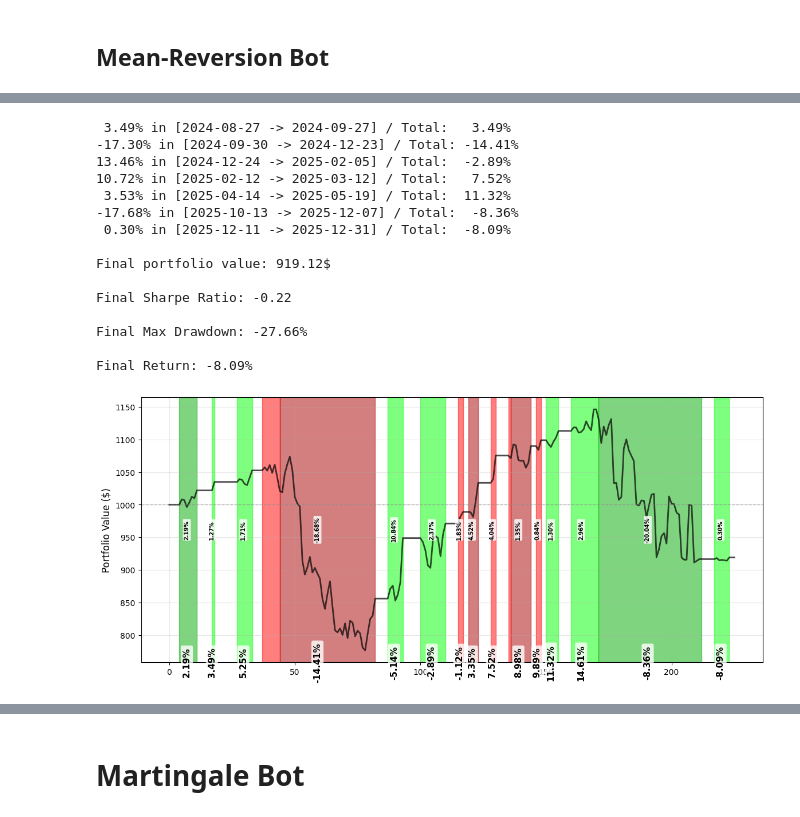
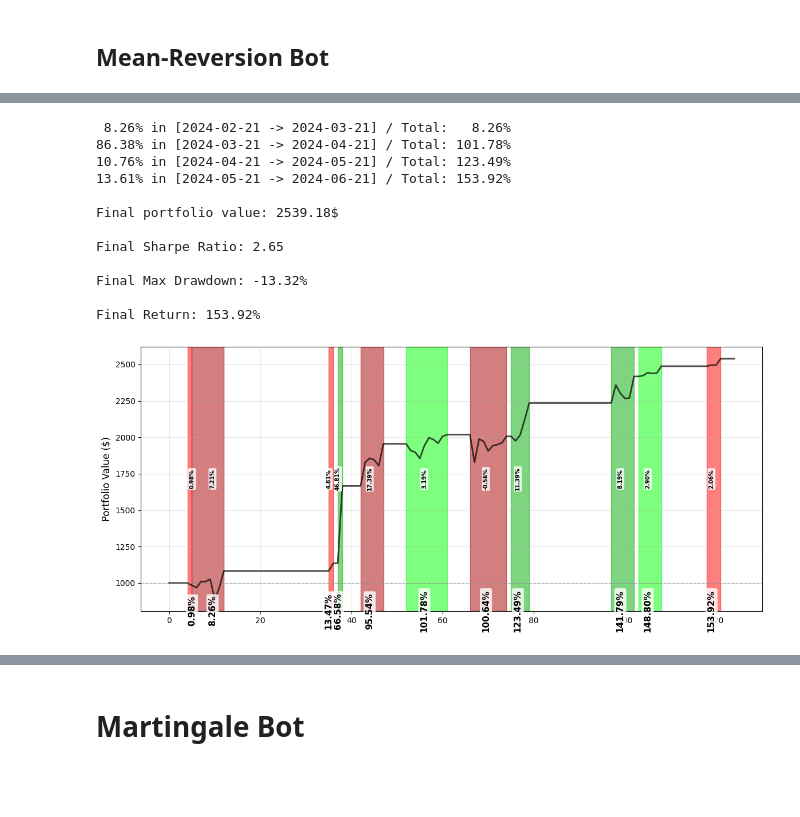
Before and after one commit to AminFiroozi/Trading-Algorithm-Project, a Jupyter notebook: Trading-Algorithm-Project.ipynb, the cells around one changed output, grey strips where cells are left out. Saved outputs shown, nothing was run; the diff lists cells and outputs as text; code cells hidden in the pictures; blank space fills up the shorter version.

```diff
--- a/Trading-Algorithm-Project.ipynb
+++ b/Trading-Algorithm-Project.ipynb
@@ -826,17 +868,3 @@ if PLOT_SPREAD:
         ticker_name = "_".join(group)
         plot_overlay_normalized_candlesticks(group, dfs, ticker_name)
         plot_spread_candlestick(group, weights, dfs)
-# %%
-tickers = TOP_50 if MR_MODE == "explore" else SELECTED_TICKERS
-for ticker in tickers:
-        df = filter_ticker(ticker=ticker, start=START_DATE, end=END_DATE)
-        plt.figure(figsize=(12, 8))
-        plt.plot(df.index, df['Close'],
-                label='Buy & Hold', linewidth=2, alpha=0.7, color='blue')
-        plt.ylabel('Portfolio Value ($)', fontsize=12)
-        plt.title(f'Portfolio Performance: Strategy vs Buy & Hold: {ticker}', fontsize=14, fontweight='bold')
-        plt.legend(loc='best', fontsize=10)
-        plt.grid(True, alpha=0.3)
-
-        plt.tight_layout()
-        plt.show()
@@ -1105,7 +1104,8 @@ def no_bias_mean_reversion_bot(initial_asset: int = 1000, start_date: str = "202
     tickers = TOP_50 if MR_MODE == "explore" else SELECTED_TICKERS
     for ticker in tickers:
         try:
-            df = filter_ticker(ticker, train_start_date.date().strftime('%Y-%m-%d'), train_end_date.date().strftime('%Y-%m-%d'))
+            # df = filter_ticker(ticker, train_start_date.date().strftime('%Y-%m-%d'), train_end_date.date().strftime('%Y-%m-%d'))
+            df = fetch_data(ticker, train_start_date.date().strftime('%Y-%m-%d'), train_end_date.date().strftime('%Y-%m-%d'))
 
             res = adf_test(ticker, df)
             res['hurst'] = hurst_exponent(df['Close'])
@@ -1129,7 +1129,7 @@ def no_bias_mean_reversion_bot(initial_asset: int = 1000, start_date: str = "202
     for r in [4, 5]:
         if len(found_combinations) >= TOTAL_COMBINATIONS: break
 
-        potential_groups = list(itertools.combinations(non_stationary_tickers[:20], r))
+        potential_groups = list(itertools.combinations(non_stationary_tickers, r))
 
         for group in potential_groups:
             if len(found_combinations) >= TOTAL_COMBINATIONS: break
@@ -1186,7 +1186,8 @@ def no_bias_mean_reversion_bot(initial_asset: int = 1000, start_date: str = "202
     group = comb['group']
     weights = comb['weights']
     hl = comb['half_life']
-    dfs = {ticker: filter_ticker(ticker, start_date, end_date) for ticker in group}
+    dfs = {ticker: fetch_data(ticker, start_date, end_date) for ticker in group}
+    # dfs = {ticker: filter_ticker(ticker, start_date, end_date) for ticker in group}
 
     spread_df = pd.DataFrame(index=dfs[group[0]].index)
     spread_df['Close'] = sum(dfs[ticker]['Close'] * weights[i] for i, ticker in enumerate(group))
@@ -1203,6 +1204,10 @@ def no_bias_mean_reversion_bot(initial_asset: int = 1000, start_date: str = "202
             s_high += dfs[ticker]['Low'] * weights[i]
             s_low  += dfs[ticker]['High'] * weights[i]
     spread_df['High'], spread_df['Low'] = s_high, s_low
+
+    if (spread_df['Low'] < 0).any() or len(spread_df) < 5:
+        return {}, start_dt + relativedelta(days=1)
+    print(spread_df.head())
 
     lb, ema, std = calculate_mean_reversion_params(spread_df, hl)
 
@@ -1226,6 +1231,7 @@ def no_bias_mean_reversion_bot(initial_asset: int = 1000, start_date: str = "202
     result['spread_df']['coin'] = "*".join(group)
     result['spread_df']['weights'] = "*".join([str(weight) for weight in weights])
     x = 0.00 # Safety ratio
+    y = 0.02 # Safety ratio
     result['spread_df']['short_signal1'] = np.where((df['Close'] > df['ema'] + df['std']) & (df['std'] > df['ema'] * x), 1, 0)
     result['spread_df']['short_signal2'] = np.where((df['Close'] > df['ema'] + 2 * df['std']) & (df['std'] > df['ema'] * x), 1, 0)
 
@@ -1237,8 +1243,8 @@ def no_bias_mean_reversion_bot(initial_asset: int = 1000, start_date: str = "202
     # result['spread_df']['long_signal1'] = np.where((df['Low'] < df['ema'] - df['std']) & (df['std'] > df['ema'] * x), 1, 0)
     # result['spread_df']['long_signal2'] = np.where((df['Low'] < df['ema'] - 2 * df['std']) & (df['std'] > df['ema'] * x), 1, 0)
 
-    result['spread_df']['above_ema'] = np.where(df['Close'] > df['ema'], 1, 0)
-    result['spread_df']['below_ema'] = np.where(df['Close'] < df['ema'], 1, 0)
+    result['spread_df']['above_ema'] = np.where(df['Close'] > df['ema'] - y * df['ema'], 1, 0)
+    result['spread_df']['below_ema'] = np.where(df['Close'] < df['ema'] + y * df['ema'], 1, 0)
 
     result['spread_df']['ema_long_crossover'] = result['spread_df']['above_ema'].diff()
     result['spread_df']['ema_short_crossover'] = result['spread_df']['below_ema'].diff()
@@ -1259,6 +1265,8 @@ def no_bias_mean_reversion_bot(initial_asset: int = 1000, start_date: str = "202
             current_position = 0
         elif result['spread_df']['above_ema'].iloc[i] == 1 and current_position > 0:
             current_position = 0
+        elif result['spread_df']['ema_long_crossover'].iloc[i] == 1 or result['spread_df']['ema_short_crossover'].iloc[i] == 1:
+            current_position = 0
         elif result['spread_df']['short_crossover2'].iloc[i] == 1 and result['spread_df']['above_ema'].iloc[i] == 1:
             current_position = -2
         elif result['spread_df']['short_crossover1'].iloc[i] == 1 and current_position == 0:
@@ -1267,8 +1275,6 @@ def no_bias_mean_reversion_bot(initial_asset: int = 1000, start_date: str = "202
             current_position = +2
         elif result['spread_df']['long_crossover1'].iloc[i] == 1 and current_position == 0:
             current_position = +1
-        elif result['spread_df']['ema_long_crossover'].iloc[i] == 1 or result['spread_df']['ema_short_crossover'].iloc[i] == 1:
-            current_position = 0
 
         positions[i] = current_position
 
@@ -1398,7 +1404,7 @@ def no_bias_mean_reversion_bot(initial_asset: int = 1000, start_date: str = "202
     result['spread_df'] = result['spread_df'].drop(columns=columns_to_drop)
 
 
-    plt.title(f"Group: {result['group']} / Sharpe Ratio: {sharpe_ratio(result['spread_df']['strategy_return']):.2f} / Max Drawdown: {max_drawdown(result['spread_df']['portfolio']):.2f}% / Return: {(result['spread_df']['portfolio'].iloc[-1] / initial_asset - 1) * 100:.2f}%", fontsize=14, fontweight='bold')
+    plt.title(f"Group: {result['group']} / Sharpe Ratio: {sharpe_ratio(result['spread_df']['strategy_return']):.2f} / Max Drawdown: {max_drawdown(result['spread_df']['portfolio']):.2f}% / Return: {(result['spread_df']['portfolio'].iloc[-1] / initial_asset - 1) * 100:.2f}% / {start_date}", fontsize=14, fontweight='bold')
     plt.show()
 
     return result, new_start_date
@@ -1408,7 +1414,7 @@ def no_bias_mean_reversion_bot(initial_asset: int = 1000, start_date: str = "202
 mean_reversion_monthly_results = []
 starting_date = datetime(2024, 1, 1)
 current_budget = 1000
-while starting_date < datetime(2025, 12, 20):
+while starting_date < datetime(2024, 6, 1):
     res, new_start = no_bias_mean_reversion_bot(current_budget, starting_date.strftime('%Y-%m-%d'))
     starting_date = pd.to_datetime(new_start)
     try:
@@ -1457,30 +1467,27 @@ for i in range(len(Returns)):
 print(f"\nFinal portfolio value: {current_budget:.2f}$")
 print(f"\nFinal Sharpe Ratio: {sharpe_ratio(final_df['strategy_return']):.2f}")
 print(f"\nFinal Max Drawdown: {max_drawdown(final_df['portfolio']):.2f}%")
-print(f"\nFinal Return: {(final_df['portfolio'].iloc[-1] / initial_asset - 1) * 100:.2f}%")
+print(f"\nFinal Return: {(final_df['portfolio'].iloc[-1] / INITIAL_ASSET - 1) * 100:.2f}%")
 # %% [output]
- 3.49% in [2024-08-27 -> 2024-09-27] / Total:   3.49%
--17.30% in [2024-09-30 -> 2024-12-23] / Total: -14.41%
-13.46% in [2024-12-24 -> 2025-02-05] / Total:  -2.89%
-10.72% in [2025-02-12 -> 2025-03-12] / Total:   7.52%
- 3.53% in [2025-04-14 -> 2025-05-19] / Total:  11.32%
--17.68% in [2025-10-13 -> 2025-12-07] / Total:  -8.36%
- 0.30% in [2025-12-11 -> 2025-12-31] / Total:  -8.09%
+ 8.26% in [2024-02-21 -> 2024-03-21] / Total:   8.26%
+86.38% in [2024-03-21 -> 2024-04-21] / Total: 101.78%
+10.76% in [2024-04-21 -> 2024-05-21] / Total: 123.49%
+13.61% in [2024-05-21 -> 2024-06-21] / Total: 153.92%
 
-Final portfolio value: 919.12$
+Final portfolio value: 2539.18$
 
-Final Sharpe Ratio: -0.22
+Final Sharpe Ratio: 2.65
 
-Final Max Drawdown: -27.66%
+Final Max Drawdown: -13.32%
 
-Final Return: -8.09%
+Final Return: 153.92%
 # %%
 df = final_df
 plt.figure(figsize=(14, 6))
 
 plt.plot(df.index, df['portfolio'], label='equity', linewidth=2, alpha=0.7, color='black')
 
-plt.axhline(y=initial_asset, color='gray', linestyle='--', linewidth=1, alpha=0.5, label='Initial Capital')
+plt.axhline(y=INITIAL_ASSET, color='gray', linestyle='--', linewidth=1, alpha=0.5, label='Initial Capital')
 plt.ylabel('Portfolio Value ($)', fontsize=12)
 plt.grid(True, alpha=0.3)
 
@@ -1518,35 +1525,35 @@ if not active_df.empty:
             end_val = df.loc[trade['end_idx'] + 1, 'portfolio']
         except:
             end_val = df.loc[trade['end_idx'], 'portfolio']
 
         actual_trade_return = (end_val / start_val - 1) * 100
 
         # Calculate Running Total (Total Gain from $initial_asset start)
-        running_total_gain = (end_val / initial_asset - 1) * 100
+        running_total_gain = (end_val / INITIAL_ASSET - 1) * 100
 
         # Calculate horizontal center for the label
         mid_point = (trade['start_idx'] + trade['end_idx']) / 2
 
         label1 = f"{actual_trade_return:.2f}%"
         label2 = f"{running_total_gain:.2f}%"
 
         # 4. Placement
         ax.text(mid_point, 0.5, label1,
                 transform=ax.get_xaxis_transform(),
                 fontweight='bold',
                 ha='center', va='center',
                 fontsize=7, rotation=90,
                 bbox=dict(facecolor='white', alpha=0.8, edgecolor='none', boxstyle='round,pad=0.2'))
 
         ax.text(mid_point, 0, label2,
                 transform=ax.get_xaxis_transform(),
                 fontweight='bold',
                 ha='center', va='center',
                 fontsize=11, rotation=90,
                 bbox=dict(facecolor='white', alpha=0.8, edgecolor='none', boxstyle='round,pad=0.2'))
 plt.show()
 # %% [output]
-[figure, old version]
+[figure, new version]
 # %%
 mean_reversion_bot = final_df
 mean_reversion_bot['percent_invested'] = np.abs(mean_reversion_bot['position']) * 50
```
Also changed, not shown: parts of 23 cells of this notebook.
